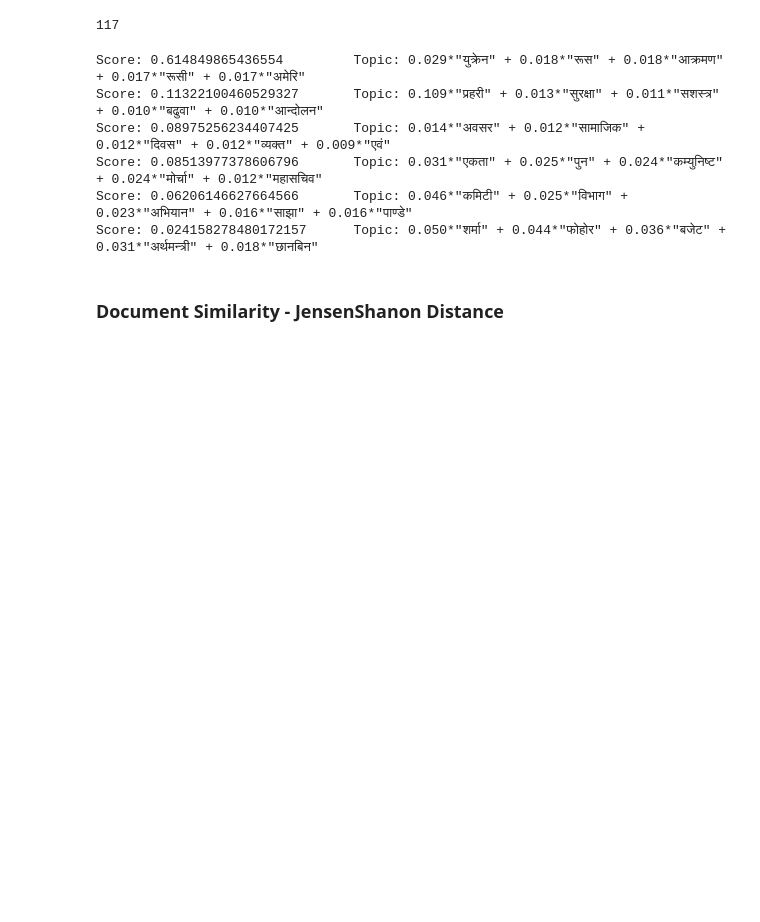
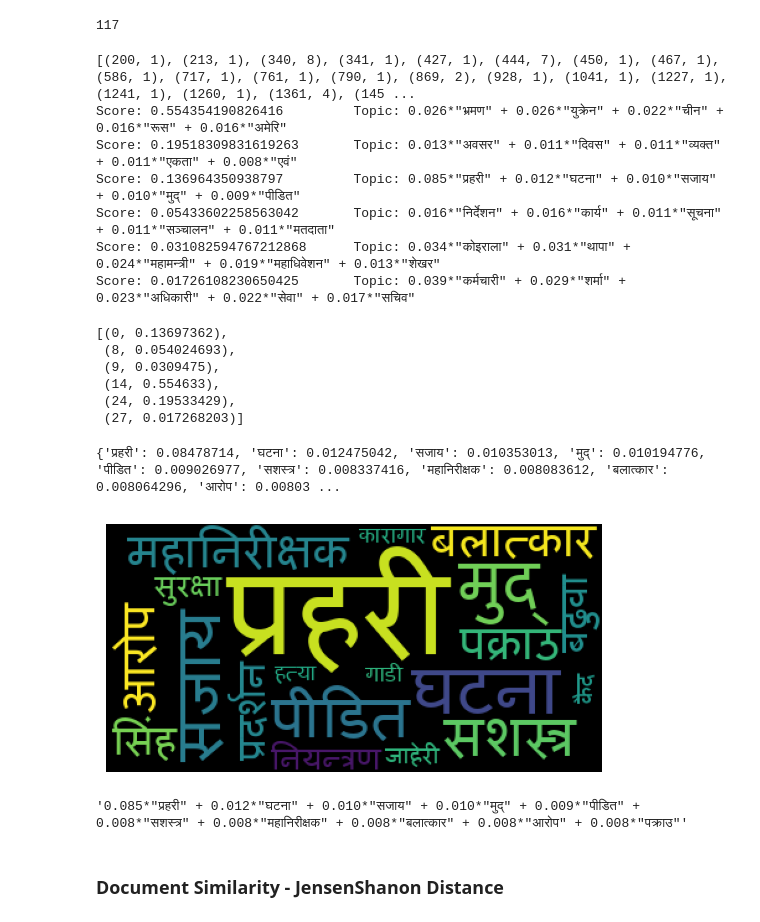
Before and after one commit to adh-aashish/topic_modeling, a Jupyter notebook: notebook/lda_political_news.ipynb, the cells around one changed output. Drawn from its saved outputs; the diff is of its cells as text; code cells hidden in the pictures; blank space fills up the shorter version.

```diff
--- a/notebook/lda_political_news.ipynb
+++ b/notebook/lda_political_news.ipynb
@@ -255,8 +286,8 @@ Loading the Saved Model
 # loading model from disk
 from gensim import  models
 
-temp_file = datapath("./lda_model_politics_30")
-lda_model = models.ldamodel.LdaModel.load(temp_file)
+# temp_file = datapath("lda_model_politics_31")
+lda_model = models.ldamodel.LdaModel.load('../saved_model/lda_model_politics_1')
 # %%
 '''
 Train your lda model using gensim.models.LdaMulticore and save it to 'lda_model'
@@ -603,14 +656,29 @@ Finds the topic and corresponding score for the unseen document
 # Data preprocessing step for the unseen document
 list_of_string = processed_new_data.body.to_list()[0]
 bow_vector = id2word.doc2bow(list_of_string)
-
+print(bow_vector)
 
 for index, score in sorted(lda_model[bow_vector], key=lambda tup: -1*tup[1]):
     print("Score: {}\t Topic: {}".format(score, lda_model.print_topic(index, 5)))
 # %% [output]
-Score: 0.614849865436554         Topic: 0.029*"युक्रेन" + 0.018*"रूस" + 0.018*"आक्रमण" + 0.017*"रूसी" + 0.017*"अमेरि"
-Score: 0.11322100460529327       Topic: 0.109*"प्रहरी" + 0.013*"सुरक्षा" + 0.011*"सशस्त्र" + 0.010*"बढुवा" + 0.010*"आन्दोलन"
-Score: 0.08975256234407425       Topic: 0.014*"अवसर" + 0.012*"सामाजिक" + 0.012*"दिवस" + 0.012*"व्यक्त" + 0.009*"एवं"
-Score: 0.08513977378606796       Topic: 0.031*"एकता" + 0.025*"पुन" + 0.024*"कम्युनिष्ट" + 0.024*"मोर्चा" + 0.012*"महासचिव"
-Score: 0.06206146627664566       Topic: 0.046*"कमिटी" + 0.025*"विभाग" + 0.023*"अभियान" + 0.016*"साझा" + 0.016*"पाण्डे"
-Score: 0.024158278480172157      Topic: 0.050*"शर्मा" + 0.044*"फोहोर" + 0.036*"बजेट" + 0.031*"अर्थमन्त्री" + 0.018*"छानबिन"
+[(200, 1), (213, 1), (340, 8), (341, 1), (427, 1), (444, 7), (450, 1), (467, 1), (586, 1), (717, 1), (761, 1), (790, 1), (869, 2), (928, 1), (1041, 1), (1227, 1), (1241, 1), (1260, 1), (1361, 4), (145 ...
+Score: 0.554354190826416         Topic: 0.026*"भ्रमण" + 0.026*"युक्रेन" + 0.022*"चीन" + 0.016*"रूस" + 0.016*"अमेरि"
+Score: 0.19518309831619263       Topic: 0.013*"अवसर" + 0.011*"दिवस" + 0.011*"व्यक्त" + 0.011*"एकता" + 0.008*"एवं"
+Score: 0.136964350938797         Topic: 0.085*"प्रहरी" + 0.012*"घटना" + 0.010*"सजाय" + 0.010*"मुद्" + 0.009*"पीडित"
+Score: 0.05433602258563042       Topic: 0.016*"निर्देशन" + 0.016*"कार्य" + 0.011*"सूचना" + 0.011*"सञ्चालन" + 0.011*"मतदाता"
+Score: 0.031082594767212868      Topic: 0.034*"कोइराला" + 0.031*"थापा" + 0.024*"महामन्त्री" + 0.019*"महाधिवेशन" + 0.013*"शेखर"
+Score: 0.01726108230650425       Topic: 0.039*"कर्मचारी" + 0.029*"शर्मा" + 0.023*"अधिकारी" + 0.022*"सेवा" + 0.017*"सचिव"
+# %%
+lda_model[bow_vector]
+# %% [output]
+[(0, 0.13697362),
+ (8, 0.054024693),
+ (9, 0.0309475),
+ (14, 0.554633),
+ (24, 0.19533429),
+ (27, 0.017268203)]
+# %%
+x = dict(lda_model.show_topic(0,20))
+print(x)
+# %% [output]
+{'प्रहरी': 0.08478714, 'घटना': 0.012475042, 'सजाय': 0.010353013, 'मुद्': 0.010194776, 'पीडित': 0.009026977, 'सशस्त्र': 0.008337416, 'महानिरीक्षक': 0.008083612, 'बलात्कार': 0.008064296, 'आरोप': 0.00803 ...
@@ -617,3 +688,13 @@ Score: 0.024158278480172157      Topic: 0.050*"शर्मा" + 0.044*"फो
+# %%
+plt.axis('off')
+plt.imshow(WordCloud(font_path="../resources/Mangal.ttf").fit_words(x))
+plt.savefig('image.png', bbox_inches='tight')
+# %% [output]
+[figure, added]
+# %%
+lda_model.print_topic(0)
+# %% [output]
+'0.085*"प्रहरी" + 0.012*"घटना" + 0.010*"सजाय" + 0.010*"मुद्" + 0.009*"पीडित" + 0.008*"सशस्त्र" + 0.008*"महानिरीक्षक" + 0.008*"बलात्कार" + 0.008*"आरोप" + 0.008*"पक्राउ"'
 # %% [markdown]
 ### Document Similarity - JensenShanon Distance
 # %%
```
Also changed, not shown: parts of 22 cells of this notebook, 10 other files.
